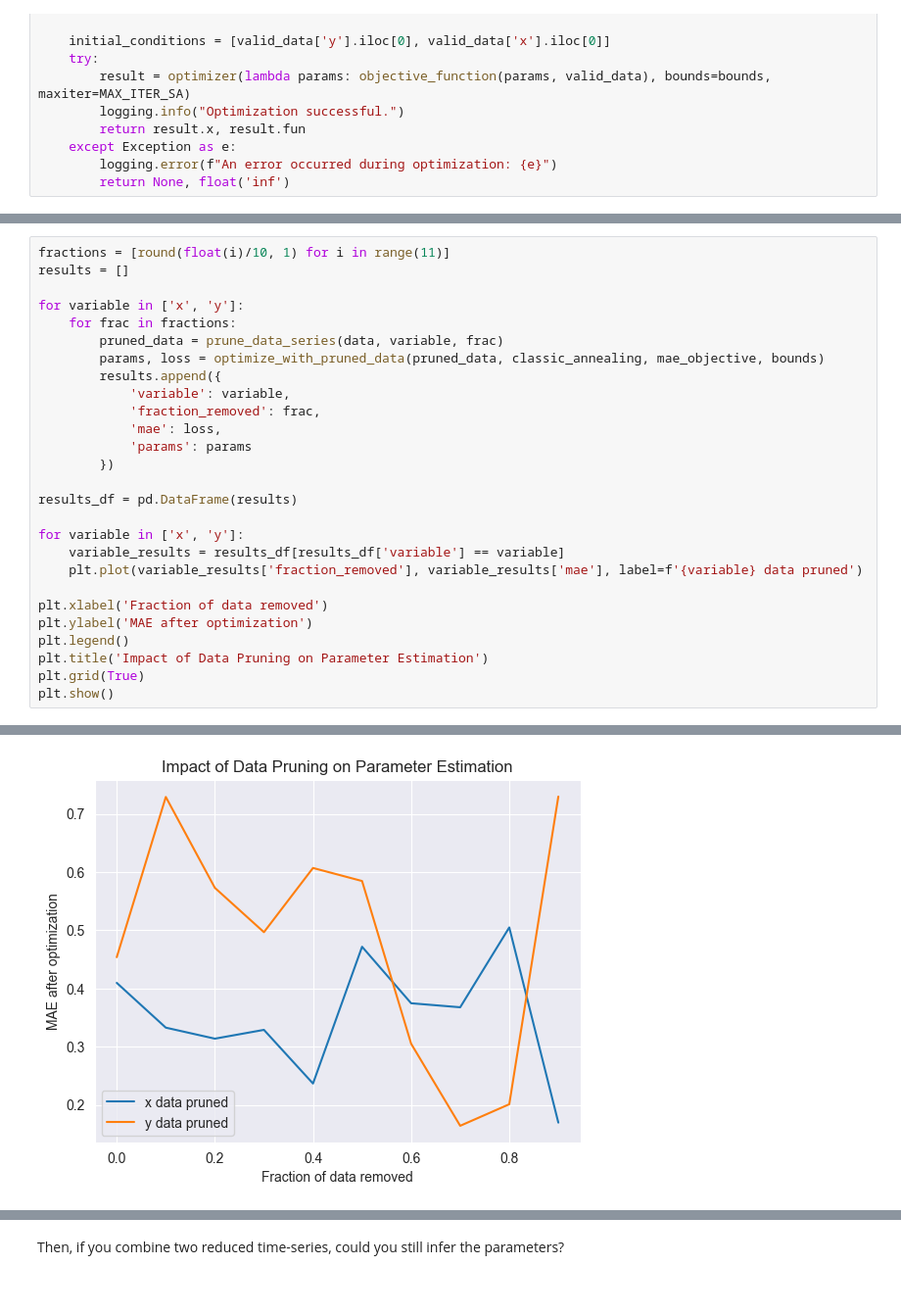
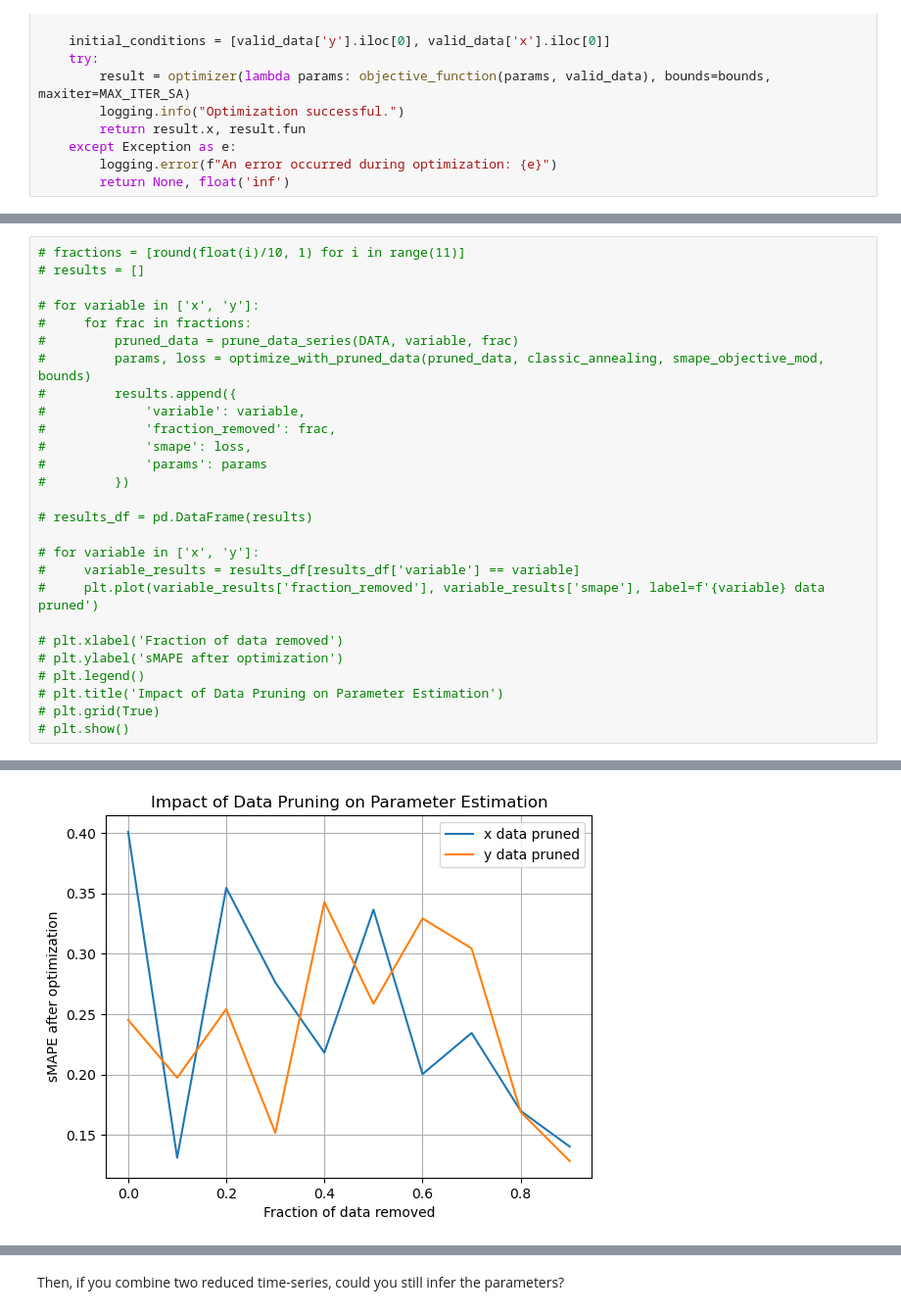
Before and after one commit to jonas4climate/ss-assignment-3, a Jupyter notebook: CalvinLaw_11306734_RaymondZhang_14865904_JonasSchaefer_14039982_3.ipynb, the cells around one changed output, grey strips where cells are left out. Shown: that part at 98% size. Saved outputs shown, nothing was run; the diff lists cells and outputs as text.

```diff
--- a/CalvinLaw_11306734_RaymondZhang_14865904_JonasSchaefer_14039982_3.ipynb
+++ b/CalvinLaw_11306734_RaymondZhang_14865904_JonasSchaefer_14039982_3.ipynb
@@ -433,28 +464,28 @@ Not enough data points after pruning to perform optimization.
 # %%
-fractions = [round(float(i)/10, 1) for i in range(11)]
-results = []
+# fractions = [round(float(i)/10, 1) for i in range(11)]
+# results = []
 
-for variable in ['x', 'y']:
-    for frac in fractions:
-        pruned_data = prune_data_series(data, variable, frac)
-        params, loss = optimize_with_pruned_data(pruned_data, classic_annealing, mae_objective, bounds)
-        results.append({
-            'variable': variable,
-            'fraction_removed': frac,
-            'mae': loss,
-            'params': params
-        })
+# for variable in ['x', 'y']:
+#     for frac in fractions:
+#         pruned_data = prune_data_series(DATA, variable, frac)
+#         params, loss = optimize_with_pruned_data(pruned_data, classic_annealing, smape_objective_mod, bounds)
+#         results.append({
+#             'variable': variable,
+#             'fraction_removed': frac,
+#             'smape': loss,
+#             'params': params
+#         })
 
-results_df = pd.DataFrame(results)
+# results_df = pd.DataFrame(results)
 
-for variable in ['x', 'y']:
-    variable_results = results_df[results_df['variable'] == variable]
-    plt.plot(variable_results['fraction_removed'], variable_results['mae'], label=f'{variable} data pruned')
+# for variable in ['x', 'y']:
+#     variable_results = results_df[results_df['variable'] == variable]
+#     plt.plot(variable_results['fraction_removed'], variable_results['smape'], label=f'{variable} data pruned')
 
-plt.xlabel('Fraction of data removed')
-plt.ylabel('MAE after optimization')
-plt.legend()
-plt.title('Impact of Data Pruning on Parameter Estimation')
-plt.grid(True)
-plt.show()
+# plt.xlabel('Fraction of data removed')
+# plt.ylabel('sMAPE after optimization')
+# plt.legend()
+# plt.title('Impact of Data Pruning on Parameter Estimation')
+# plt.grid(True)
+# plt.show()
 # %% [output]
@@ -478 +492 @@ Not enough data points after pruning to perform optimization.
-[figure, old version]
+[figure, new version]
```
Also changed, not shown: parts of 29 cells of this notebook, 9 other files.
